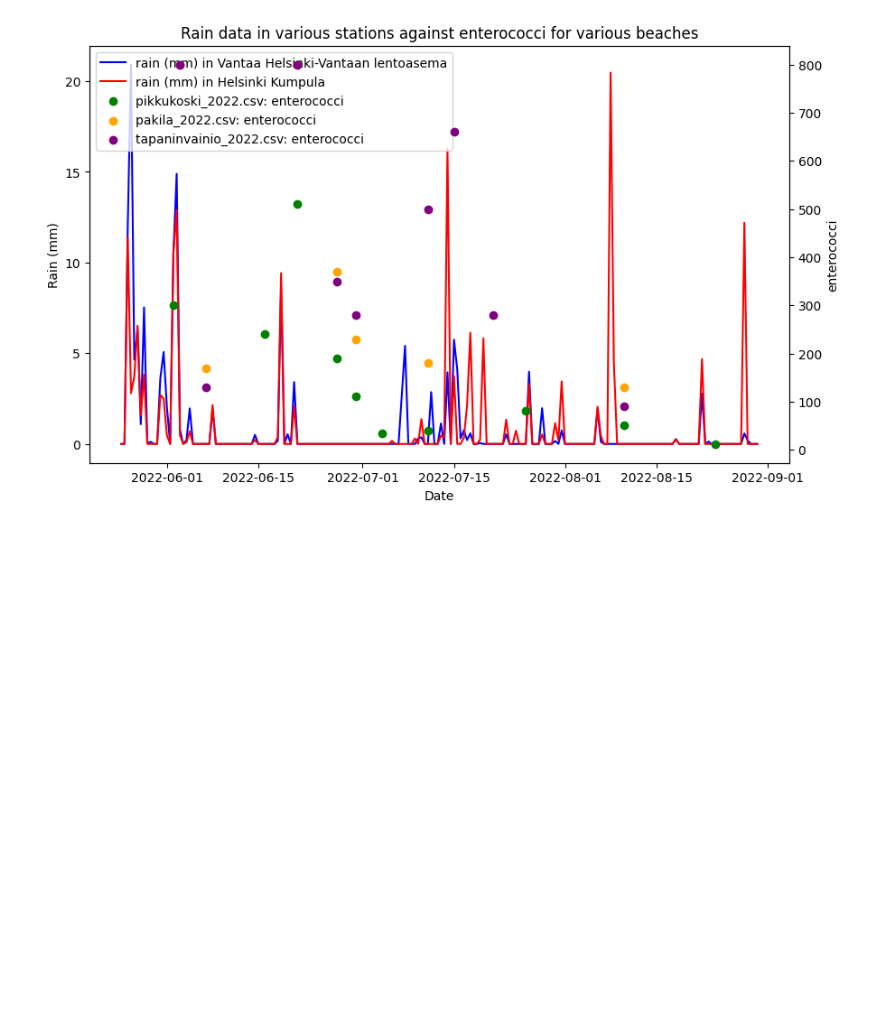
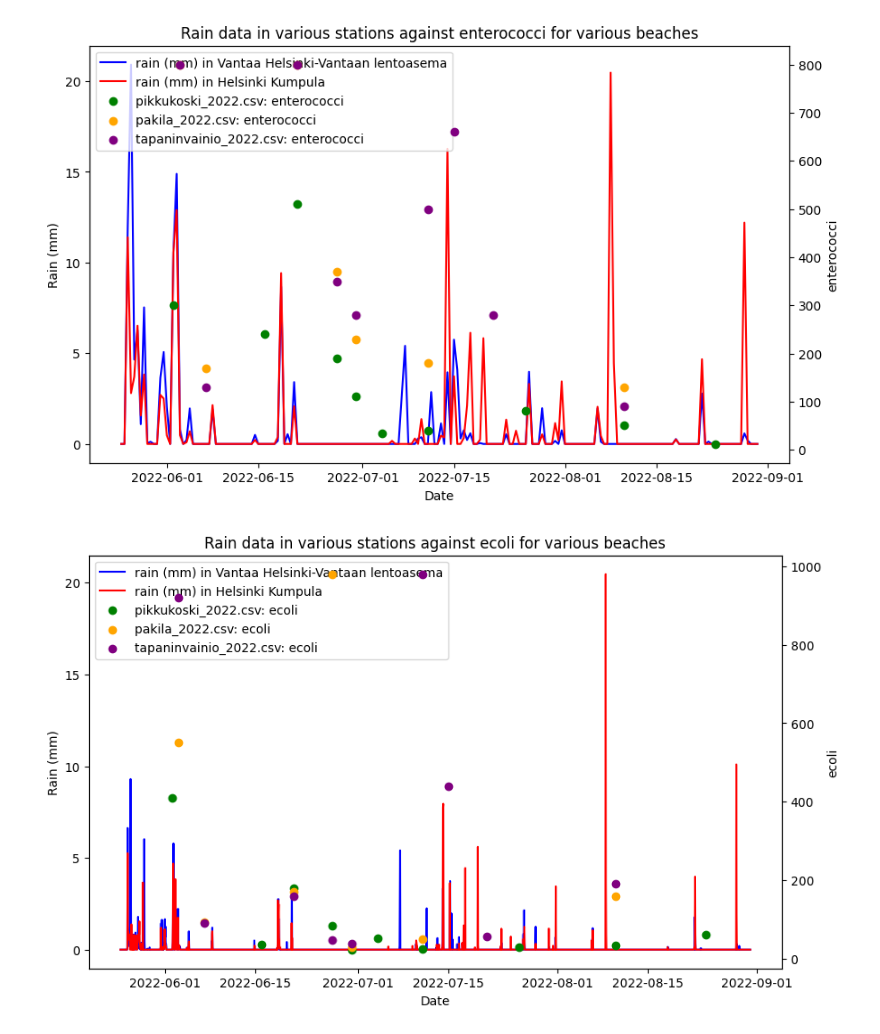
Before and after one commit to shaiggon/pikkukoski-analysis, a Jupyter notebook: analysis.ipynb, the cells around one changed output. Cells and saved outputs as stored; diff of their text form; code cells hidden in the pictures; blank space fills up the shorter version.

```diff
--- a/analysis.ipynb
+++ b/analysis.ipynb
@@ -343,3 +343,7 @@ plot_multiple_beach_with_weather_time_aggregate([PIKKUKOSKI_2022, PAKILA_2022, T
 plot_multiple_beach_with_weather_time_aggregate([PIKKUKOSKI_2022, PAKILA_2022, TAPANINVAINIO_2022], [HELSINKI_VANTAA_2022, KUMPULA_2022], "enterococci", "12h")
 # %% [output]
 [figure]
+# %%
+plot_multiple_beach_with_weather_time_aggregate([PIKKUKOSKI_2022, PAKILA_2022, TAPANINVAINIO_2022], [HELSINKI_VANTAA_2022, KUMPULA_2022], "ecoli", "1h")
+# %% [output]
+[figure, added]
```
Also changed, not shown: parts of 2 cells of this notebook, 8 other files.
